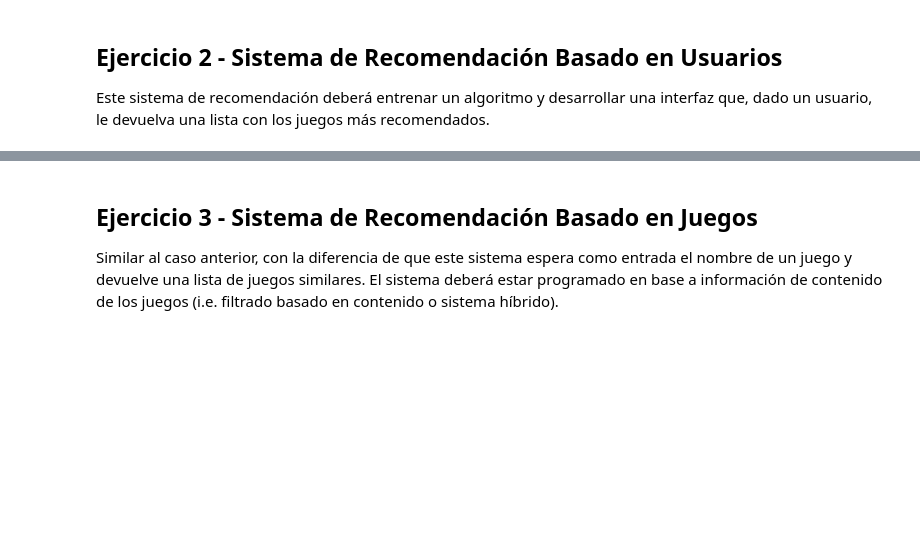
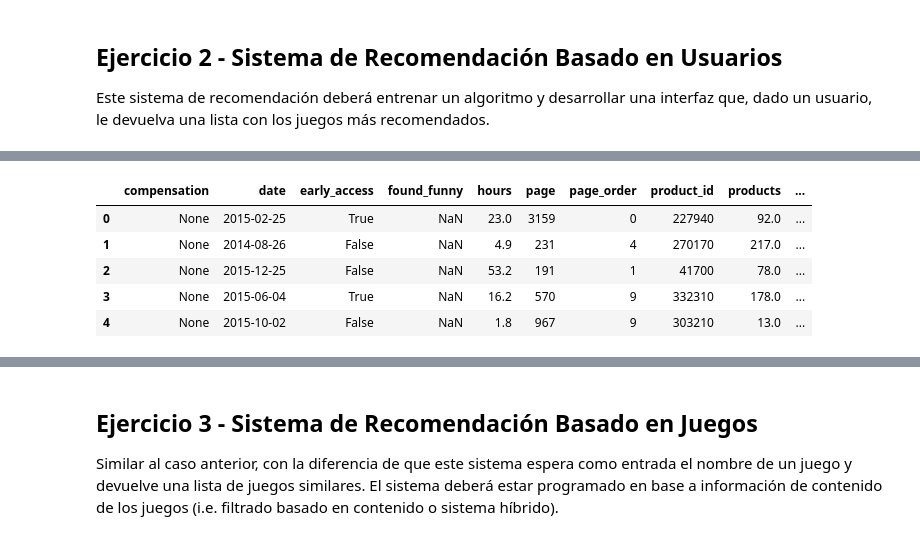
Before and after one commit to cnoeliachaves/diplodatos, a Jupyter notebook: SistemasDeRecomendacion/practico_2.ipynb, the cells around one changed output, grey strips where cells are left out. Saved outputs shown, nothing was run; the diff lists cells and outputs as text; code cells hidden in the pictures; blank space fills up the shorter version.

```diff
--- a/SistemasDeRecomendacion/practico_2.ipynb
+++ b/SistemasDeRecomendacion/practico_2.ipynb
@@ -216,0 +326,2 @@ Este sistema de recomendación deberá entrenar un algoritmo y desarrollar una i
+# %%
+reviews = reviews.dropna(subset=["hours"])
@@ -216,0 +344,9 @@ Este sistema de recomendación deberá entrenar un algoritmo y desarrollar una i
+# %%
+reviews.head()
+# %% [output]
+|  | compensation | date | early_access | found_funny | hours | page | page_order | product_id | products | ... |
+| 0 | None | 2015-02-25 | True | NaN | 23.0 | 3159 | 0 | 227940 | 92.0 | ... |
+| 1 | None | 2014-08-26 | False | NaN | 4.9 | 231 | 4 | 270170 | 217.0 | ... |
+| 2 | None | 2015-12-25 | False | NaN | 53.2 | 191 | 1 | 41700 | 78.0 | ... |
+| 3 | None | 2015-06-04 | True | NaN | 16.2 | 570 | 9 | 332310 | 178.0 | ... |
+| 4 | None | 2015-10-02 | False | NaN | 1.8 | 967 | 9 | 303210 | 13.0 | ... |
```
Also changed, not shown: parts of 63 cells of this notebook.
